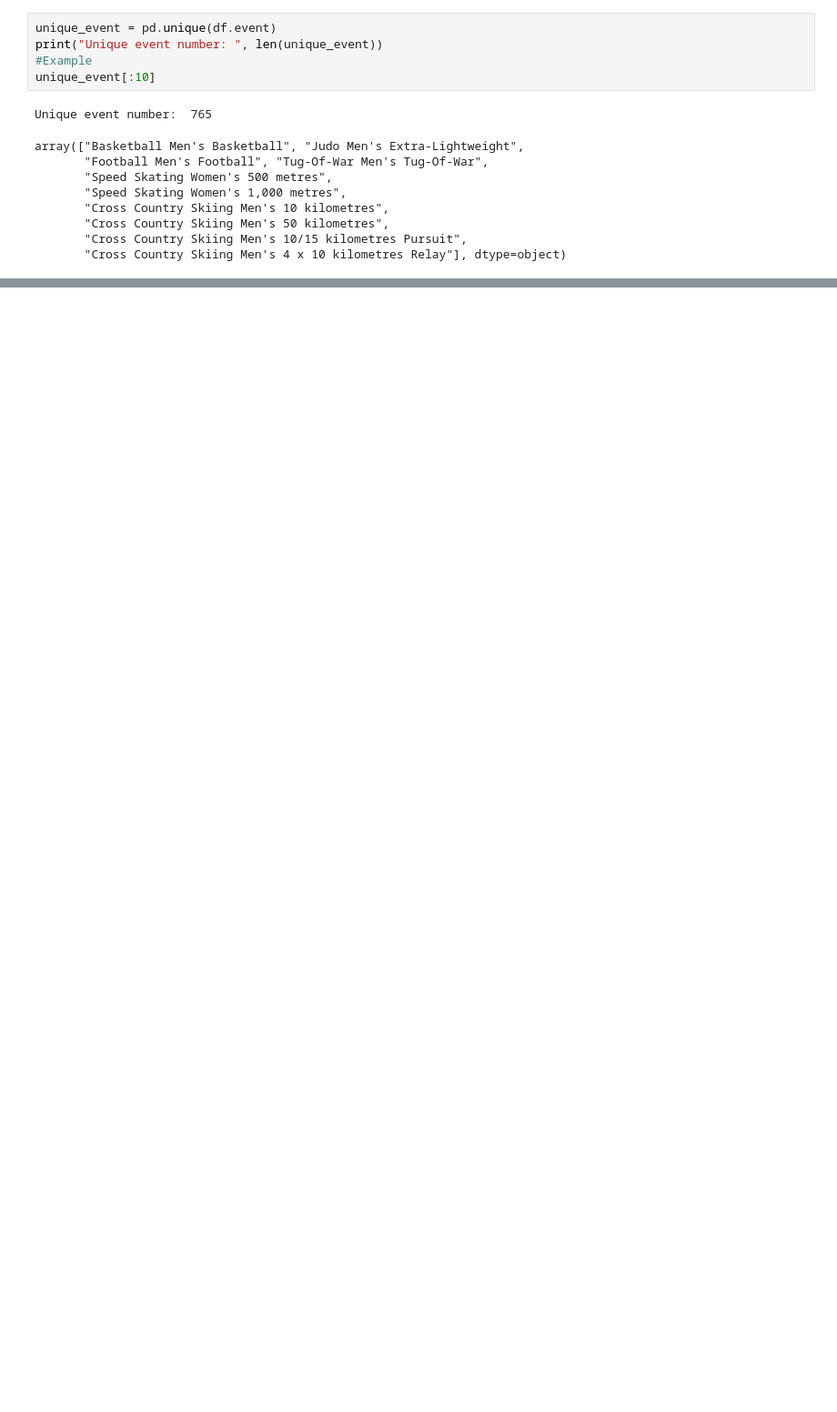
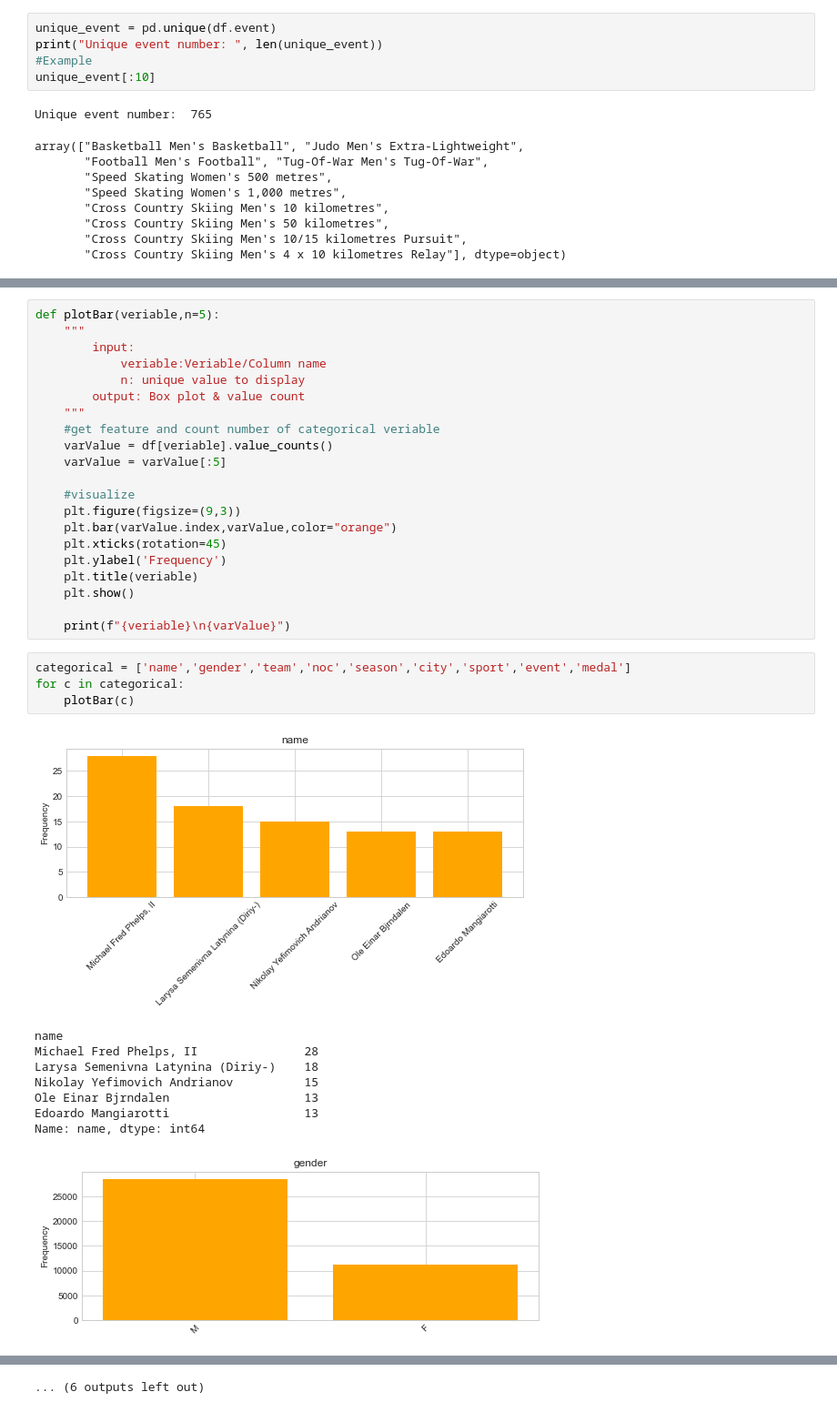
Before and after one commit to anildursunipek/Data-science-and-ML-notebook, a Jupyter notebook: Bootcamp/120-Years-Olympic-history-eda.ipynb, the cells around one changed output, grey strips where cells are left out. Shown: that part at 91% size. Saved outputs shown, nothing was run; the diff lists cells and outputs as text; blank space fills up the shorter version.

```diff
--- a/Bootcamp/120-Years-Olympic-history-eda.ipynb
+++ b/Bootcamp/120-Years-Olympic-history-eda.ipynb
@@ -192,0 +371,35 @@ temp_df[test]
+# %%
+def plotBar(veriable,n=5):
+    """
+        input:
+            veriable:Veriable/Column name
+            n: unique value to display
+        output: Box plot & value count
+    """
+    #get feature and count number of categorical veriable
+    varValue = df[veriable].value_counts()
+    varValue = varValue[:5]
+
+    #visualize
+    plt.figure(figsize=(9,3))
+    plt.bar(varValue.index,varValue,color="orange")
+    plt.xticks(rotation=45)
+    plt.ylabel('Frequency')
+    plt.title(veriable)
+    plt.show()
+
+    print(f"{veriable}\n{varValue}")
+# %%
+categorical = ['name','gender','team','noc','season','city','sport','event','medal']
+for c in categorical:
+    plotBar(c)
+# %% [output]
+[figure, added]
+name
+Michael Fred Phelps, II               28
+Larysa Semenivna Latynina (Diriy-)    18
+Nikolay Yefimovich Andrianov          15
+Ole Einar Bjrndalen                   13
+Edoardo Mangiarotti                   13
+Name: name, dtype: int64
+[figure, added]
@@ -192,0 +439 @@ temp_df[test]
+... (6 outputs left out)
```
Also changed, not shown: parts of 23 cells of this notebook, 1 other file.
